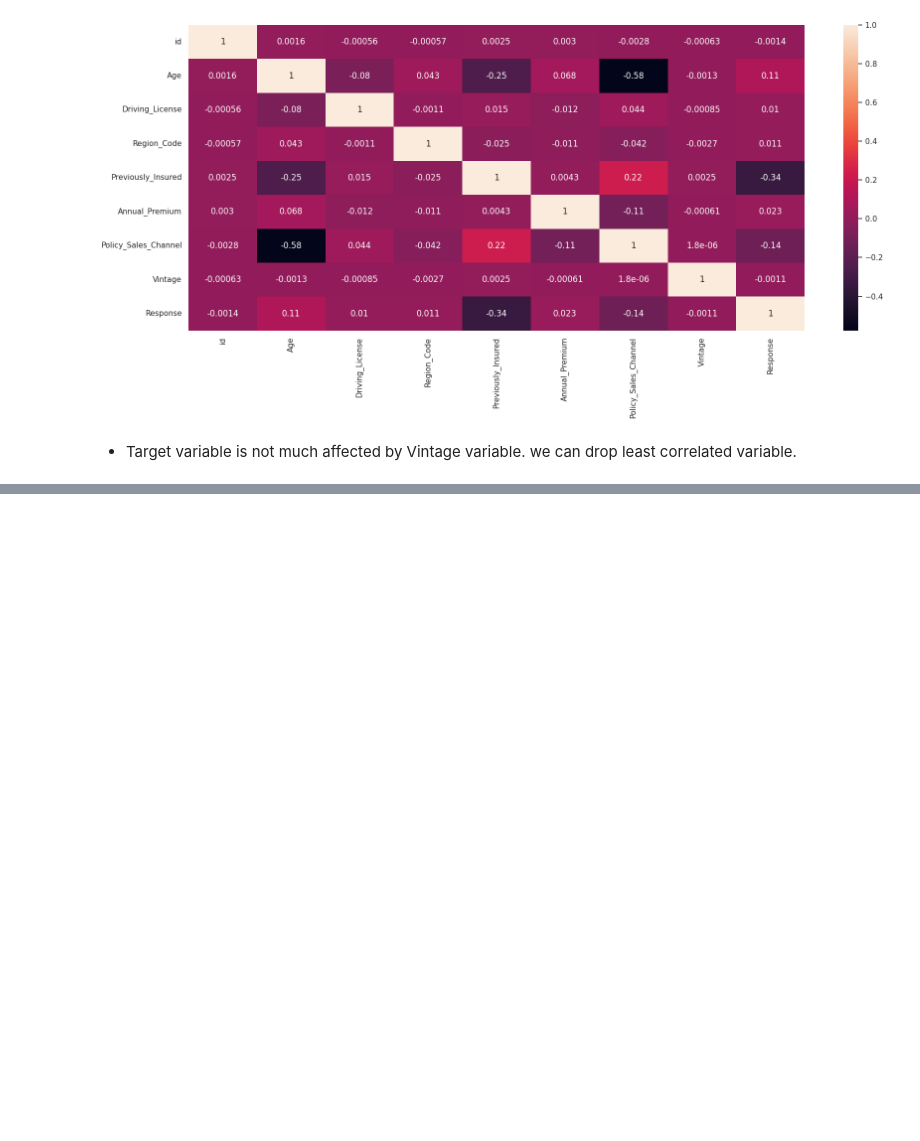
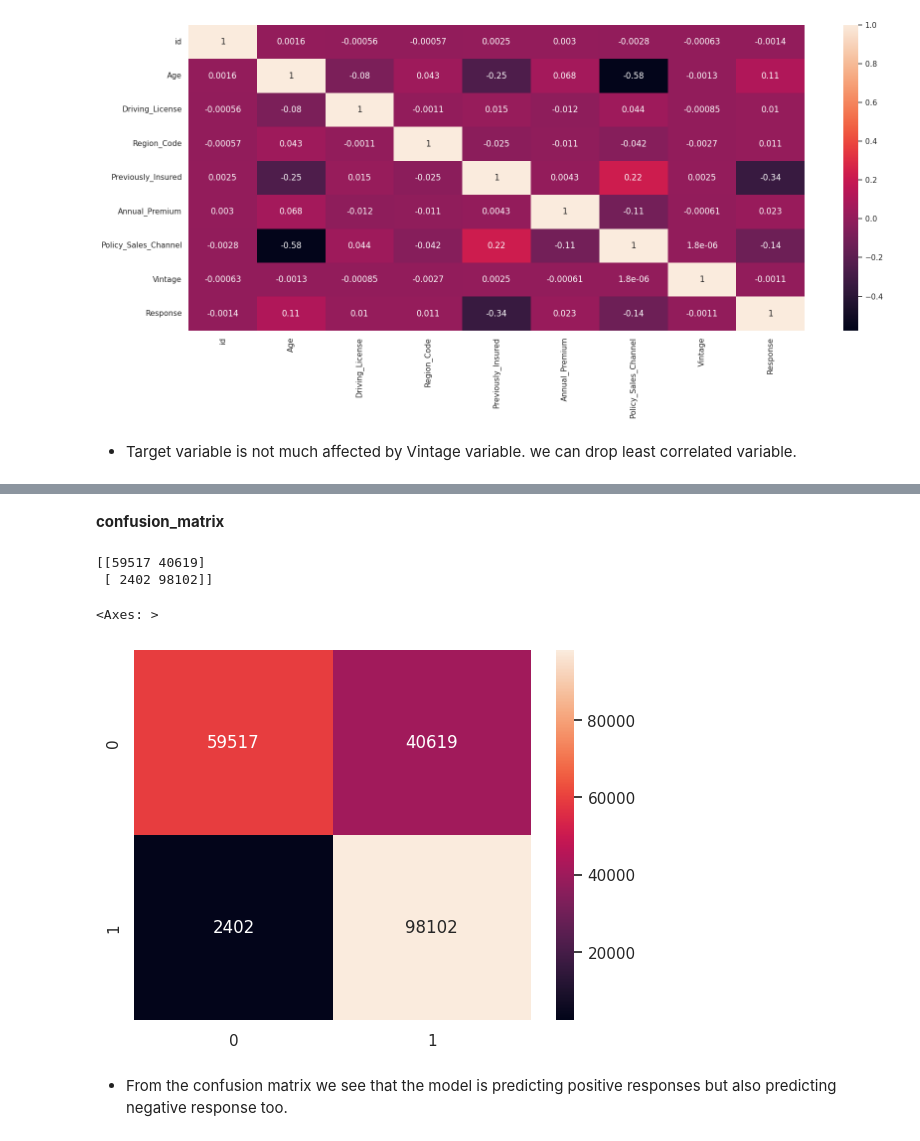
Before and after one commit to istekhar1543/health-insurance-cross-sell-prediction, a Jupyter notebook: health_insurance_cross_sell_prediction.ipynb, the cells around one changed output, grey strips where cells are left out. Drawn from its saved outputs; the diff is of its cells as text; code cells hidden in the pictures; blank space fills up the shorter version.

```diff
--- a/health_insurance_cross_sell_prediction.ipynb
+++ b/health_insurance_cross_sell_prediction.ipynb
@@ -348,0 +491,13 @@ sns.heatmap(df.corr(), annot = True)
+# %% [markdown]
+**confusion_matrix**
+# %%
+matrix= confusion_matrix(y_test, pred)
+print(matrix)
+sns.heatmap(matrix ,annot=True, fmt='g')
+# %% [output]
+[[59517 40619]
+ [ 2402 98102]]
+<Axes: >
+[figure, added]
+# %% [markdown]
+* From the confusion matrix we see that the model is predicting positive responses but also predicting negative response too.
```
Also changed, not shown: parts of 36 cells of this notebook.
